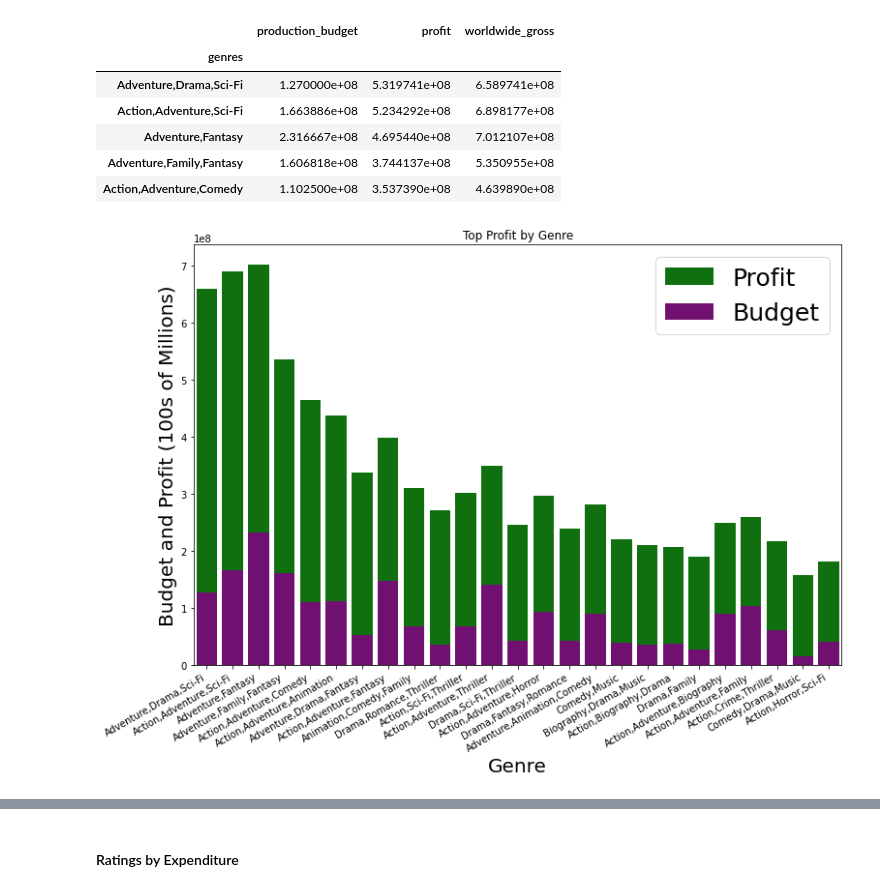
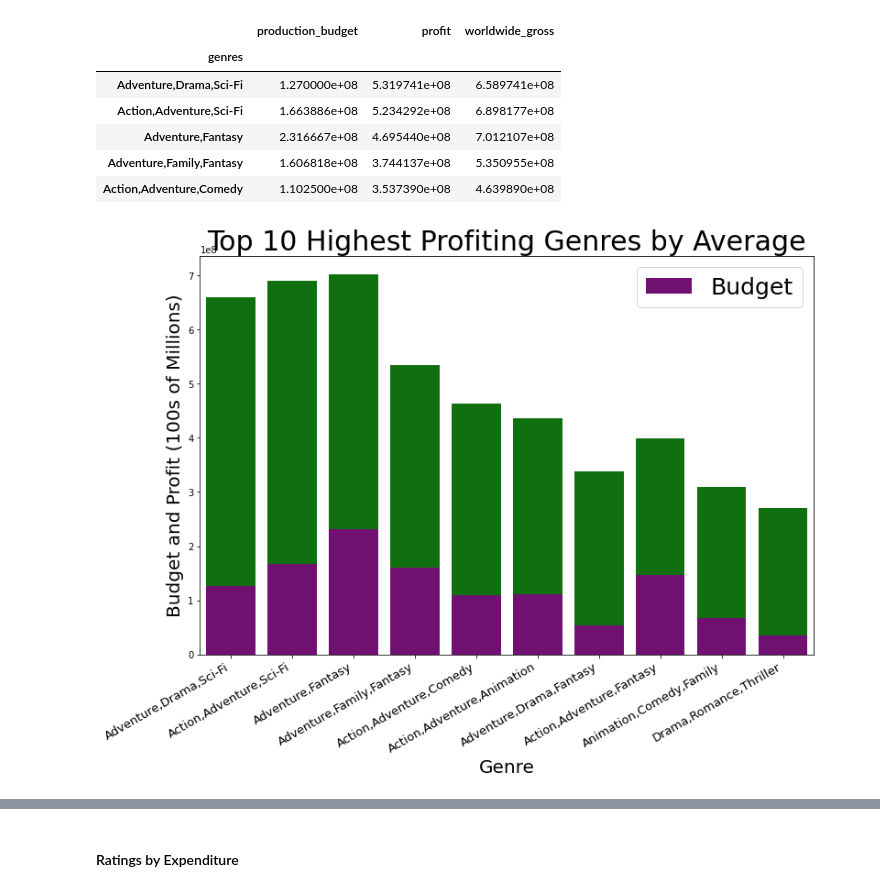
Before and after one commit to Benjamin2817/Microsoft-Movie-Analysis, a Jupyter notebook: Movie_Analysis_For_Microsoft.ipynb, the cells around one changed output, grey strips where cells are left out. Drawn from its saved outputs; the diff is of its cells as text; code cells hidden in the pictures.

```diff
--- a/Movie_Analysis_For_Microsoft.ipynb
+++ b/Movie_Analysis_For_Microsoft.ipynb
@@ -83,7 +83,7 @@ genres_by_ratings = genres_by_ratings[genres_by_ratings.groupby('genres').genres
 for_graph = genres_by_ratings.groupby('genres').mean()
 for_graph = for_graph.loc[:,['production_budget', 'profit', 'worldwide_gross']]
 for_graph.sort_values(by='profit', ascending=False, inplace=True)
-for_graph = for_graph.head(25)
+for_graph = for_graph.head(10)
 for_graph.head()
 # %% [output]
 |  | production_budget | profit | worldwide_gross |
@@ -95,14 +95,15 @@ for_graph.head()
 | Action,Adventure,Comedy | 1.102500e+08 | 3.537390e+08 | 4.639890e+08 |
 # %%
 sns.set_context({'figure.figsize': (12,8)})
-sns.barplot(x=for_graph.index, y=for_graph.worldwide_gross, color='green', label='Profit').set(title='Top Profit by Genre')
+sns.barplot(x=for_graph.index, y=for_graph.worldwide_gross, color='green')
 sns.barplot(x=for_graph.index, y=for_graph.production_budget, color='purple', label='Budget')
+plt.title('Top 10 Highest Profiting Genres by Average', fontsize=30)
 plt.xlabel('Genre', fontsize=20)
 plt.ylabel("Budget and Profit (100s of Millions)", fontsize=20)
-plt.xticks(rotation=30, ha='right')
+plt.xticks(rotation=30, ha='right', fontsize=13)
 plt.legend(prop={'size': 25});
 # %% [output]
-[figure, old version]
+[figure, new version]
 # %%
 second_graph = genres_by_ratings.groupby('primary_name').mean()
 second_graph = second_graph.loc[:, ['averagerating', 'profit']]
```
Also changed, not shown: parts of 1 cell of this notebook, 7 other files.
